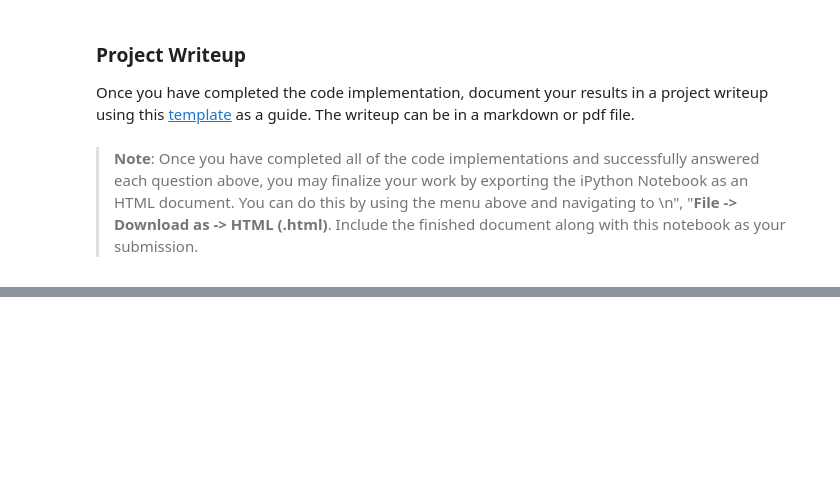
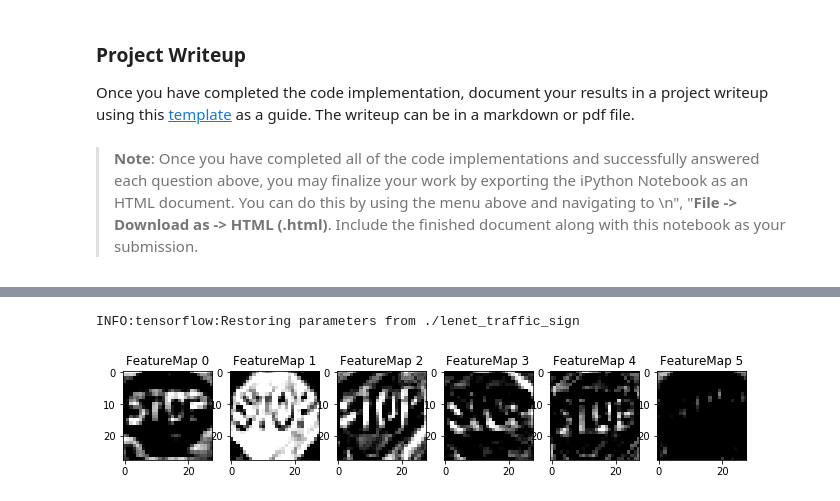
Before and after one commit to yingweiy/CarND-Traffic-Sign-Classifier-Project, a Jupyter notebook: Traffic_Sign_Classifier.ipynb, the cells around one changed output, grey strips where cells are left out. Saved outputs shown, nothing was run; the diff lists cells and outputs as text; code cells hidden in the pictures; blank space fills up the shorter version.

Commit message:
testing with web downloaded images, and feature map viewer

```diff
--- a/Traffic_Sign_Classifier.ipynb
+++ b/Traffic_Sign_Classifier.ipynb
@@ -254,19 +254,19 @@ def fully_connected(input, n_output, mu=0, sigma=0.1, activation=True):
 
 
 def LeNet(x):
-    net = conv2d(x, 5, 3, 6)
-    net = maxpool(net)
-    net = conv2d(net, 5, 6, 16)
-    net = maxpool(net)
-    net = conv2d(net, 3, 16, 64)
-    net = maxpool(net)
-    net = flatten(net)
+    c1 = conv2d(x, 5, 3, 6)
+    m1 = maxpool(c1)
+    c2 = conv2d(m1, 5, 6, 16)
+    m2 = maxpool(c2)
+    c3 = conv2d(m2, 3, 16, 64)
+    m3 = maxpool(c3)
+    net = flatten(m3)
     net = fully_connected(net, 1024)
     net = fully_connected(net, 1024)
     net = fully_connected(net, 512)
     net = fully_connected(net, 128)
     net = fully_connected(net, n_classes, activation=False)
-    return net
+    return net, c1
 
 x = tf.placeholder(tf.float32, (None, 32, 32, 3))
 y = tf.placeholder(tf.int32, (None))
@@ -288,7 +288,7 @@ EPOCHS = 200
 BATCH_SIZE = 128
 
 rate = 0.001
-logits = LeNet(x)
+logits, c1 = LeNet(x)
 cross_entropy = tf.nn.softmax_cross_entropy_with_logits(labels=one_hot_y, logits=logits)
 loss_operation = tf.reduce_mean(cross_entropy)
 optimizer = tf.train.AdamOptimizer(learning_rate = rate)
@@ -585,3 +639,11 @@ def outputFeatureMap(image_input, tf_activation, activation_min=-1, activation_m
             plt.imshow(activation[0,:,:, featuremap], interpolation="nearest", vmin=activation_min, cmap="gray")
         else:
             plt.imshow(activation[0,:,:, featuremap], interpolation="nearest", cmap="gray")
+# %%
+image_input = X_web[2:3,:,:,:]
+with tf.Session() as sess:
+    saver.restore(sess, tf.train.latest_checkpoint('.'))
+    outputFeatureMap(image_input, c1, activation_min=0, activation_max=1)
+# %% [output]
+INFO:tensorflow:Restoring parameters from ./lenet_traffic_sign
+[figure, added]
```
Also changed, not shown: parts of 7 cells of this notebook, 1 other file.
